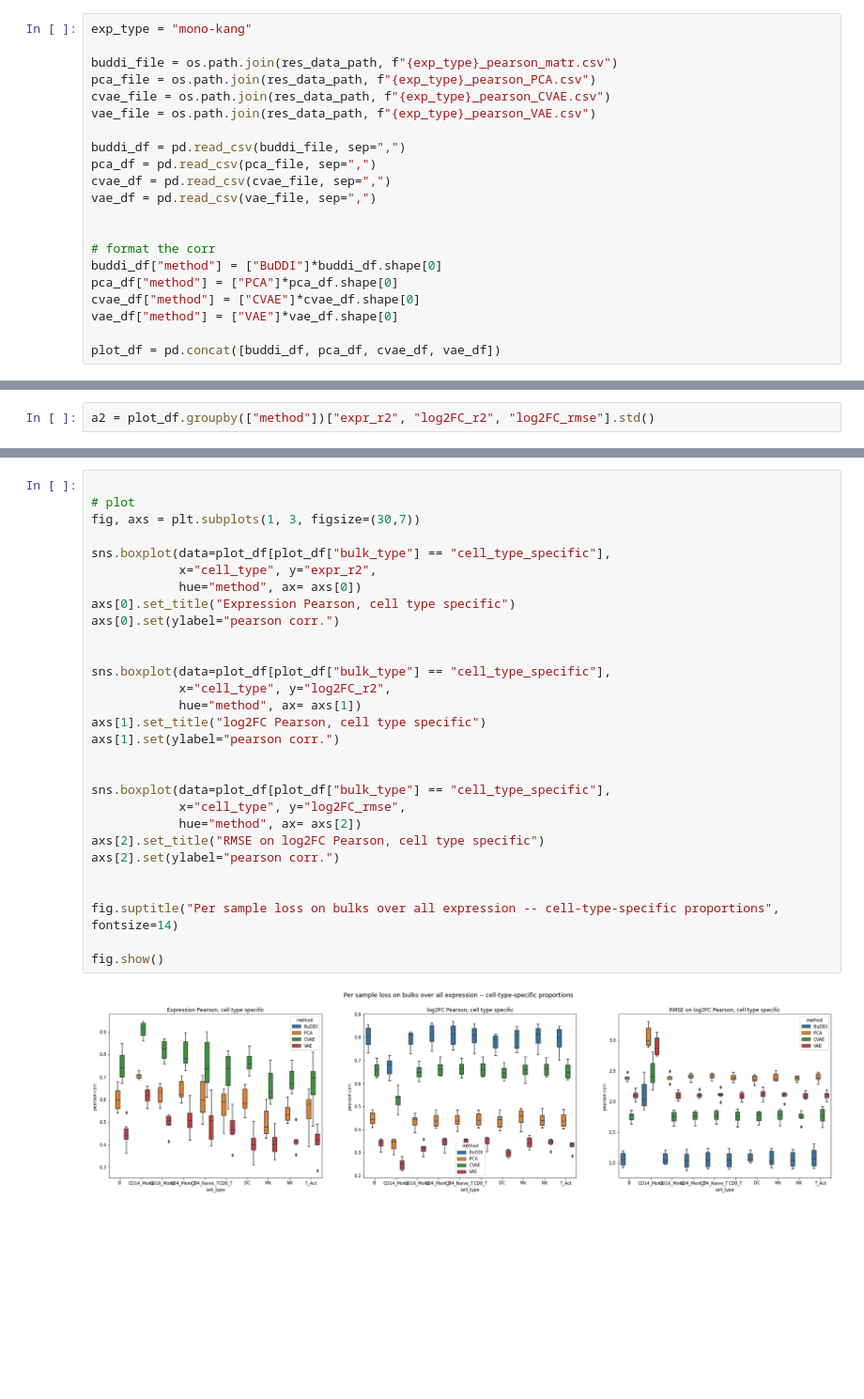
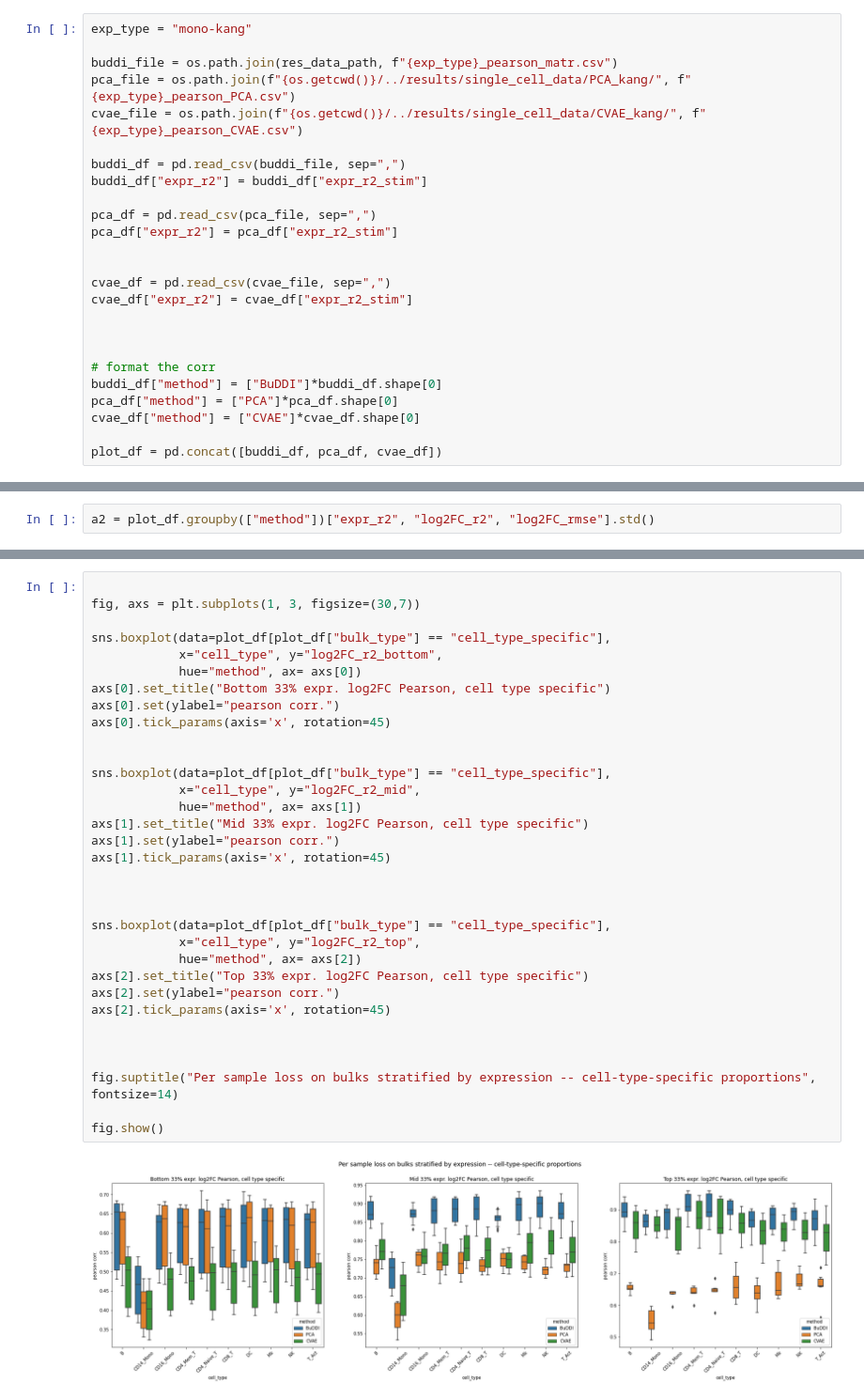
Before and after one commit to greenelab/sc_bulk_ood, a Jupyter notebook: exploratory_experiments/compare_kang_corr.ipynb, the cells around one changed output, grey strips where cells are left out. Shown at 94% size. Saved outputs shown, nothing was run; the diff lists cells and outputs as text; blank space fills up the shorter version.

Commit message:
figures finished first pass

```diff
--- a/exploratory_experiments/compare_kang_corr.ipynb
+++ b/exploratory_experiments/compare_kang_corr.ipynb
@@ -50,23 +50,27 @@ num_genes = 7000
 exp_type = "mono-kang"
 
 buddi_file = os.path.join(res_data_path, f"{exp_type}_pearson_matr.csv")
-pca_file = os.path.join(res_data_path, f"{exp_type}_pearson_PCA.csv")
-cvae_file = os.path.join(res_data_path, f"{exp_type}_pearson_CVAE.csv")
-vae_file = os.path.join(res_data_path, f"{exp_type}_pearson_VAE.csv")
+pca_file = os.path.join(f"{os.getcwd()}/../results/single_cell_data/PCA_kang/", f"{exp_type}_pearson_PCA.csv")
+cvae_file = os.path.join(f"{os.getcwd()}/../results/single_cell_data/CVAE_kang/", f"{exp_type}_pearson_CVAE.csv")
 
 buddi_df = pd.read_csv(buddi_file, sep=",")
+buddi_df["expr_r2"] = buddi_df["expr_r2_stim"]
+
 pca_df = pd.read_csv(pca_file, sep=",")
+pca_df["expr_r2"] = pca_df["expr_r2_stim"]
+
+
 cvae_df = pd.read_csv(cvae_file, sep=",")
-vae_df = pd.read_csv(vae_file, sep=",")
+cvae_df["expr_r2"] = cvae_df["expr_r2_stim"]
+
 
 
 # format the corr
 buddi_df["method"] = ["BuDDI"]*buddi_df.shape[0]
 pca_df["method"] = ["PCA"]*pca_df.shape[0]
 cvae_df["method"] = ["CVAE"]*cvae_df.shape[0]
-vae_df["method"] = ["VAE"]*vae_df.shape[0]
 
-plot_df = pd.concat([buddi_df, pca_df, cvae_df, vae_df])
+plot_df = pd.concat([buddi_df, pca_df, cvae_df])
 # %%
 plot_df
 # %% [output]
@@ -103,31 +152,35 @@ a2 = plot_df.groupby(["method"])["expr_r2", "log2FC_r2", "log2FC_rmse"].std()
 # %%
 
-# plot
 fig, axs = plt.subplots(1, 3, figsize=(30,7))
 
 sns.boxplot(data=plot_df[plot_df["bulk_type"] == "cell_type_specific"],
-            x="cell_type", y="expr_r2",
+            x="cell_type", y="log2FC_r2_bottom",
             hue="method", ax= axs[0])
-axs[0].set_title("Expression Pearson, cell type specific")
+axs[0].set_title("Bottom 33% expr. log2FC Pearson, cell type specific")
 axs[0].set(ylabel="pearson corr.")
+axs[0].tick_params(axis='x', rotation=45)
 
 
 sns.boxplot(data=plot_df[plot_df["bulk_type"] == "cell_type_specific"],
-            x="cell_type", y="log2FC_r2",
+            x="cell_type", y="log2FC_r2_mid",
             hue="method", ax= axs[1])
-axs[1].set_title("log2FC Pearson, cell type specific")
+axs[1].set_title("Mid 33% expr. log2FC Pearson, cell type specific")
 axs[1].set(ylabel="pearson corr.")
+axs[1].tick_params(axis='x', rotation=45)
+
 
 
 sns.boxplot(data=plot_df[plot_df["bulk_type"] == "cell_type_specific"],
-            x="cell_type", y="log2FC_rmse",
+            x="cell_type", y="log2FC_r2_top",
             hue="method", ax= axs[2])
-axs[2].set_title("RMSE on log2FC Pearson, cell type specific")
+axs[2].set_title("Top 33% expr. log2FC Pearson, cell type specific")
 axs[2].set(ylabel="pearson corr.")
+axs[2].tick_params(axis='x', rotation=45)
 
 
-fig.suptitle("Per sample loss on bulks over all expression -- cell-type-specific proportions", fontsize=14)
+
+fig.suptitle("Per sample loss on bulks stratified by expression -- cell-type-specific proportions", fontsize=14)
 
 fig.show()
 # %% [output]
-[figure, old version]
+[figure, new version]
```
Also changed, not shown: parts of 4 cells of this notebook, 11 other files.
